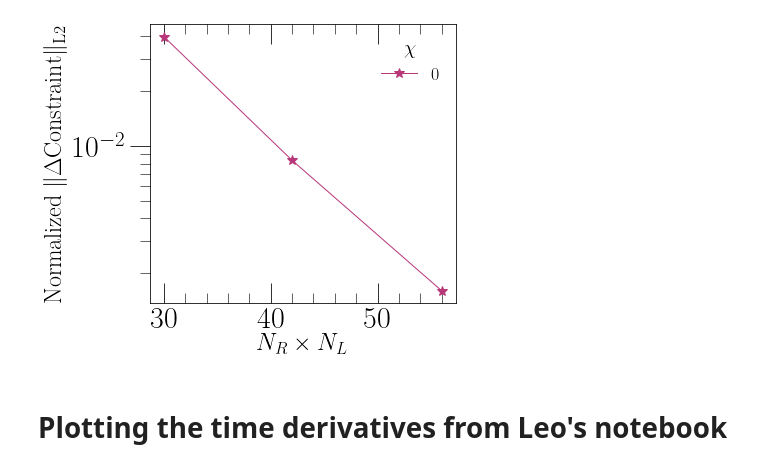
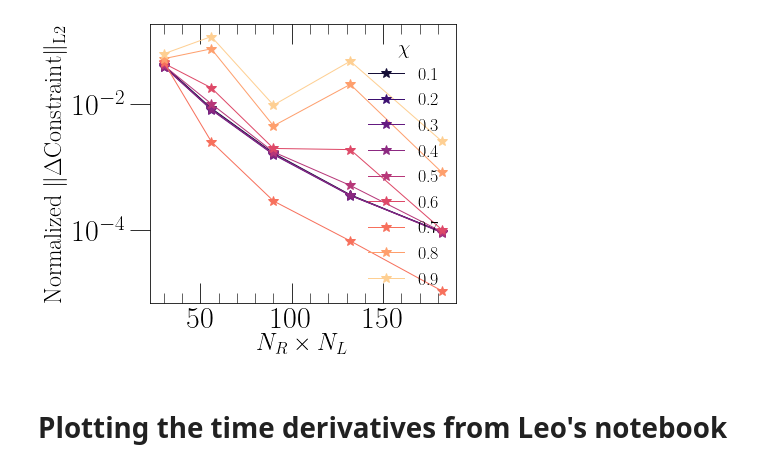
Before and after one commit to mariaokounkova/EDGB, a Jupyter notebook: InitialDataGeneration/InitialDataPlots.ipynb, the cells around one changed output. Saved outputs shown, nothing was run; the diff lists cells and outputs as text; code cells hidden in the pictures.

Commit message:
InitialDataPlots: all spins and different resolution
Since we changed the initial data domain solving resolution
from (5+k)(6+k) to (5+2k)(6+2k), made this change in the
resolution array accordingly.

Also added all spins 0, 0.1, 0.2 ... 0.9 to the script

```diff
--- a/InitialDataGeneration/InitialDataPlots.ipynb
+++ b/InitialDataGeneration/InitialDataPlots.ipynb
@@ -52,7 +52,7 @@ def EllipticConstraintConvergence(Spins, figname):
         mom = mom/momN
         bb = np.sqrt(ham**2 + mom**2)
         k = range(0,len(ham))
-        res = [(5+K)*(6+K) for K in k]
+        res = [(5+2*K)*(6+2*K) for K in k]
         plt.plot(res, np.abs(bb),'-o',lw=1.0,marker='*',markersize=10,label=spin,c=color)
 
     plt.ylabel('Normalized $\|\Delta \mathrm{Constraint}\|_\mathrm{L2}$')
@@ -64,11 +64,11 @@ def EllipticConstraintConvergence(Spins, figname):
     plt.tight_layout()
     plt.savefig(figname)
     plt.show()
-# %%
-Spins = ['0']
-EllipticConstraintConvergence(Spins, 'EllipticSolvingConvergence.pdf')
-# %% [output]
-[figure, removed]
+# %%
+Spins = ['0.1','0.2','0.3','0.4','0.5','0.6','0.7','0.8','0.9']
+EllipticConstraintConvergence(Spins, 'EllipticSolvingConvergence.pdf')
+# %% [output]
+[figure, added]
 # %% [markdown]
 # Plotting the time derivatives from Leo's notebook
 # %%
```
